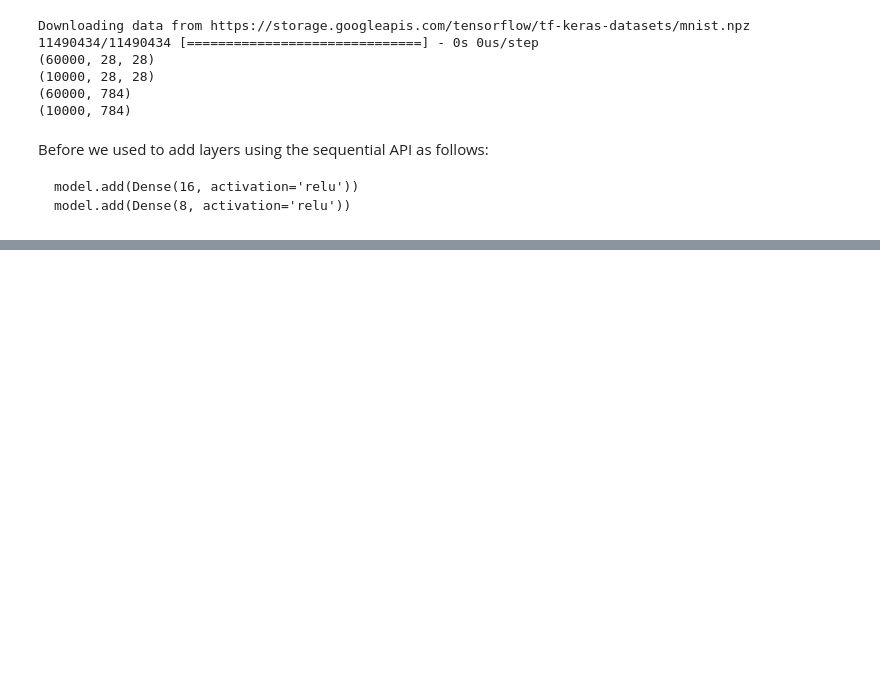
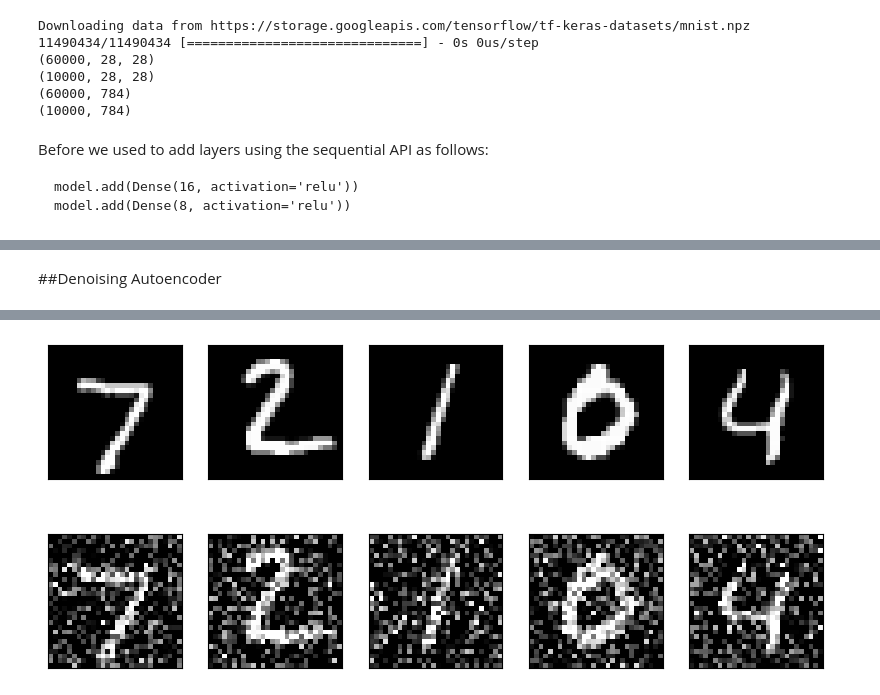
Before and after one commit to Andrei-WongE/ML_sandbox, a Jupyter notebook: Class_8.ipynb, the cells around one changed output, grey strips where cells are left out. Drawn from its saved outputs; the diff is of its cells as text; code cells hidden in the pictures; blank space fills up the shorter version.

```diff
--- a/Class_8.ipynb
+++ b/Class_8.ipynb
@@ -75,0 +153,12 @@ layer_2 = Dense(8, activation='relu')(layer_1)
+# %% [markdown]
+##Denoising Autoencoder
+# %%
+#Creating noisy input
+
+noise_factor = 0.4
+x_train_noisy = x_train + noise_factor * np.random.normal(size=x_train.shape)
+x_test_noisy = x_test + noise_factor * np.random.normal(size=x_test.shape)
+x_train_noisy = np.clip(x_train_noisy, 0.0, 1.0)
+x_test_noisy = np.clip(x_test_noisy, 0.0, 1.0)
+plot_image_comparison(x_test, x_test_noisy)
+# %% [output]
@@ -75,0 +166 @@ layer_2 = Dense(8, activation='relu')(layer_1)
+[figure, added]
```
Also changed, not shown: parts of 11 cells of this notebook.
